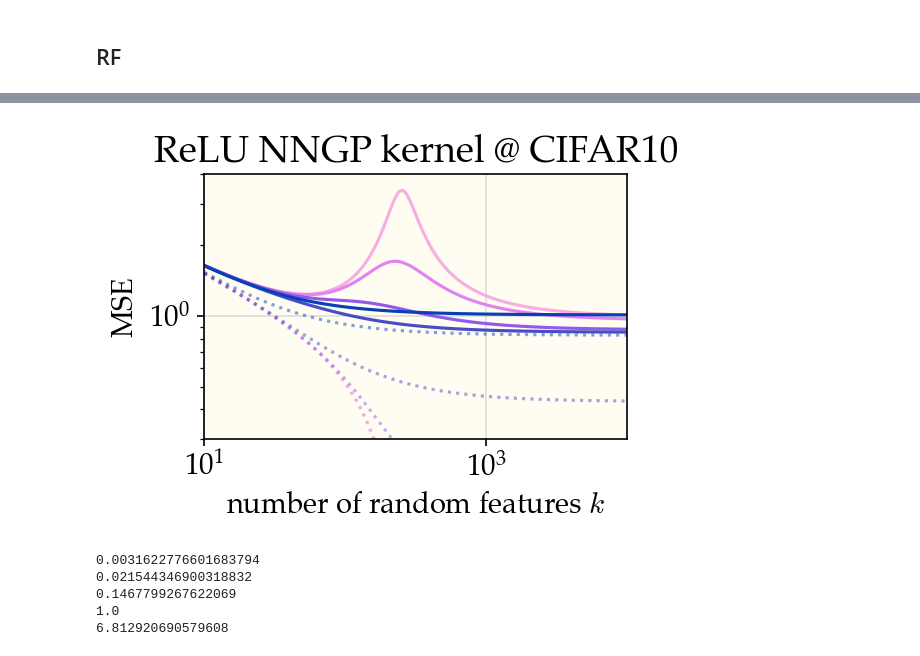
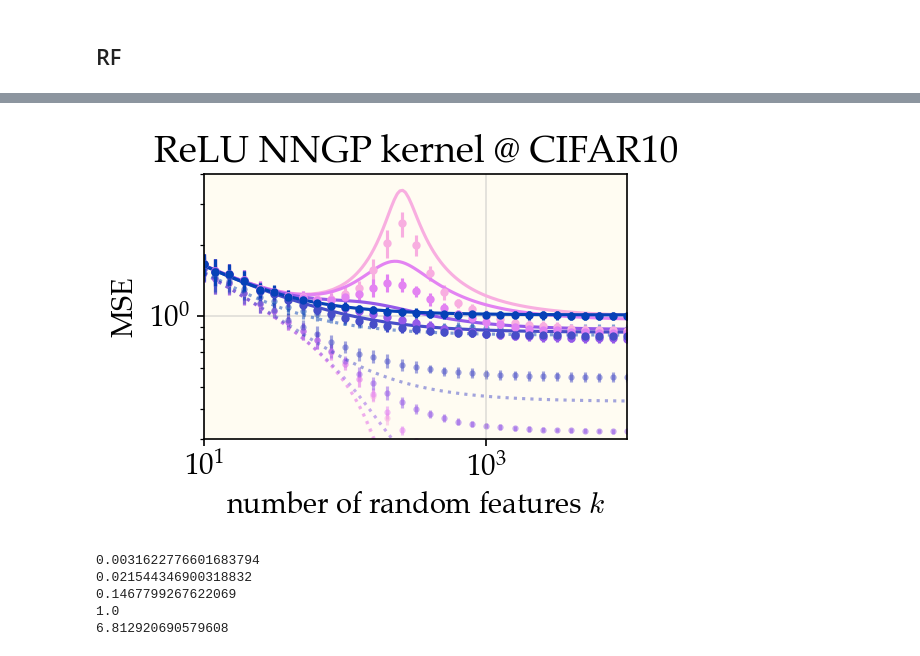
Before and after one commit to dkarkada/more-is-better, a Jupyter notebook: powerlaws.ipynb, the cells around one changed output, grey strips where cells are left out. Cells and saved outputs as stored; diff of their text form; code cells hidden in the pictures.

```diff
--- a/powerlaws.ipynb
+++ b/powerlaws.ipynb
@@ -167,45 +162,45 @@ for i, ridge in enumerate(ridges[3:26:5]):
     kk = expt.get_axis("k")
     f = 1
     expt_train_mse, err = expt.get(stats_axis='trial', n=256, ridge=ridge, result="train_mse")
-    # plt.errorbar(kk, expt_train_mse/f, yerr=err/f, ls='none', marker='.', markersize=6,
-    #              markeredgewidth=0, color=color, alpha=0.5, zorder=0)
+    plt.errorbar(kk, expt_train_mse+.25, yerr=err/f, ls='none', marker='.', markersize=6,
+                 markeredgewidth=0, color=color, alpha=0.5, zorder=0)
 
     expt_test_mse, err = expt.get(stats_axis='trial', n=256, ridge=ridge, result="test_mse")
-    # plt.errorbar(kk, expt_test_mse/f, yerr=err/f, ls='none', color=color, marker='.', markersize=6)
+    plt.errorbar(kk, expt_test_mse+.25, yerr=err/f, ls='none', color=color, marker='.', markersize=6)
 
     kk = theory.get_axis("k")
     kappa = theory.get(n=256, ridge=ridge, result="kappa")
     theory_test_mse = theory.get(n=256, ridge=ridge, result="test_mse")
     theory_train_mse = theory_test_mse * (ridge / (n * kappa))**2
     theory_test_mse = (M * theory_test_mse - n * theory_train_mse) / (M-n)
     theory_train_mse = theory_test_mse * (ridge / (n * kappa))**2
     plt.plot(kk, theory_train_mse, ls=":", color=color, alpha=0.5)
     plt.plot(kk, theory_test_mse, color=color,
              label=f"$\\delta=10^{{{np.log10(ridge)}}}$")
 
 plt.xscale('log')
 plt.yscale('log')
 plt.xlabel('number of random features $k$')
 plt.ylabel('MSE')
 plt.ylim(3e-1,4e0)
 plt.xlim(1e1,1e4)
 plt.title("ReLU NNGP kernel @ CIFAR10")
 # ridge_legend = plt.legend()
 # plt.gca().add_artist(ridge_legend)
 # plt.legend(
 #         (
 #             Line2D([0], [0], color='xkcd:navy', alpha=.75, ls=":"),
 #             Line2D([0], [0], color='xkcd:navy', alpha=.75, ls="-"),),
 #         (
 #             "train",
 #             "test",),
 #         loc='lower left',
 #     )
 plt.grid(alpha=0.4)
 plt.tight_layout()
 plt.show()
 # %% [output]
-[figure, old version]
+[figure, new version]
 # %%
 work_dir = f"results/cifar10/fc1-nngpk"
 expt = ExperimentResults.load(f"{work_dir}/expt-n256.expt")
```
Also changed, not shown: parts of 3 cells of this notebook, 1 other file.
